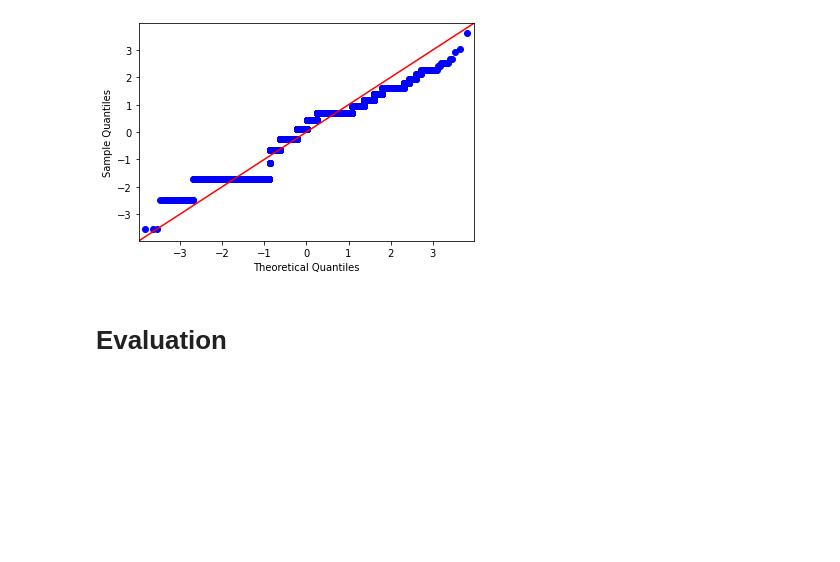
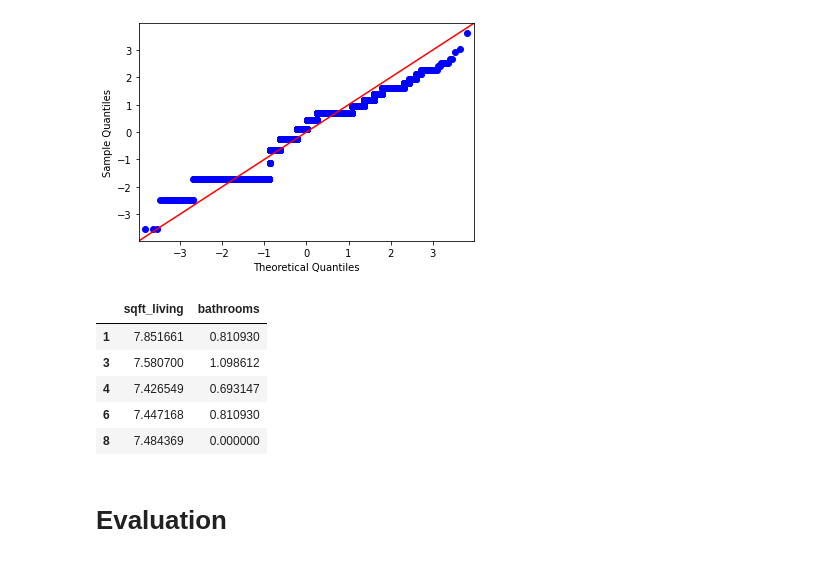
Before and after one commit to ashakeri92/dsc-phase-2-project-v2-3, a Jupyter notebook: Analysis.ipynb, the cells around one changed output. Cells and saved outputs as stored; diff of their text form; code cells hidden in the pictures; blank space fills up the shorter version.

```diff
--- a/Analysis.ipynb
+++ b/Analysis.ipynb
@@ -351,6 +358,20 @@ fig = sm.graphics.qqplot(bath_scld, dist=stats.norm, line='45', fit=True)
 fig.show()
 # %% [output]
 [figure]
+# %%
+# Comparing sqft_living to bathrooms
+
+# need help reading this
+
+data_ols = pd.concat([sqft_scld, bath_scld], axis=1)
+data_ols.head()
+# %% [output]
+|  | sqft_living | bathrooms |
+| 1 | 7.851661 | 0.810930 |
+| 3 | 7.580700 | 1.098612 |
+| 4 | 7.426549 | 0.693147 |
+| 6 | 7.447168 | 0.810930 |
+| 8 | 7.484369 | 0.000000 |
 # %% [markdown]
 # Evaluation
 # %% [markdown]
```
Also changed, not shown: parts of 11 cells of this notebook.
